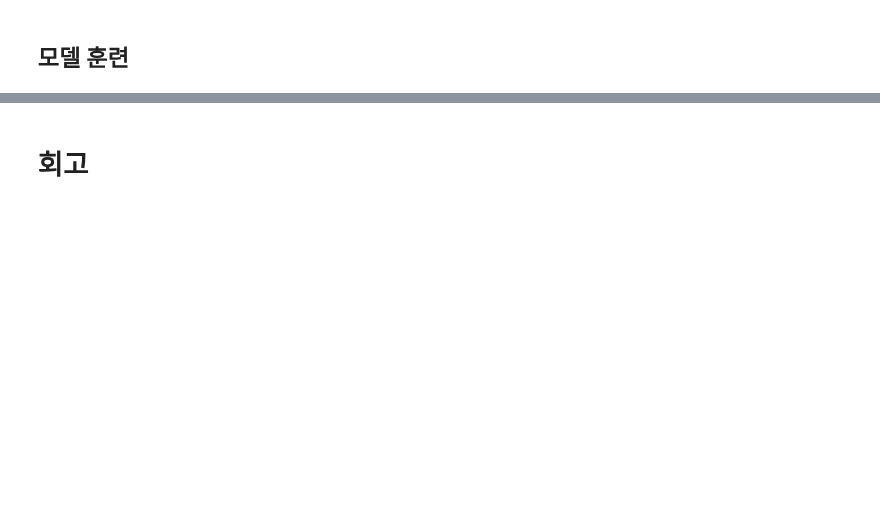
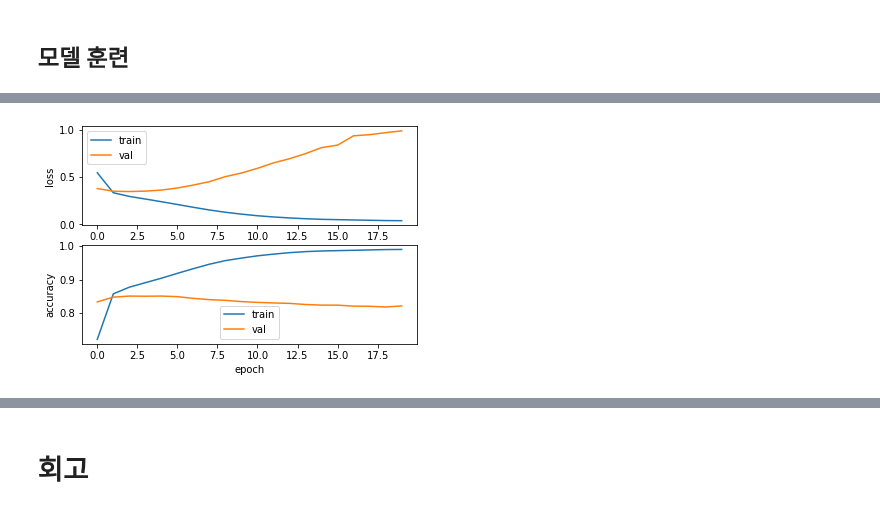
Before and after one commit to cowFarmer/AI_study, a Jupyter notebook: Exploration/E06_movie_review_sentiment_analysis/E06_movie_review_sentiment_analysis.ipynb, the cells around one changed output, grey strips where cells are left out. Saved outputs shown, nothing was run; the diff lists cells and outputs as text; code cells hidden in the pictures; blank space fills up the shorter version.

```diff
--- a/Exploration/E06_movie_review_sentiment_analysis/E06_movie_review_sentiment_analysis.ipynb
+++ b/Exploration/E06_movie_review_sentiment_analysis/E06_movie_review_sentiment_analysis.ipynb
@@ -72,0 +372,13 @@ __3가지 이상 다양하게 구성해보기__
+# %%
+model_CNN.compile(optimizer='adam',
+              loss='binary_crossentropy',
+              metrics=['accuracy'])
+
+epochs=20
+
+history_CNN = model_CNN.fit(train_input,
+                    test_input,
+                    epochs=epochs,
+                    batch_size=512,
+                    validation_data=(train_target, test_target),
+                    verbose=1)
@@ -74,0 +482,4 @@ __3가지 이상 다양하게 구성해보기__
+# %%
+plot_result(history_CNN)
+# %% [output]
+[figure, added]
```
Also changed, not shown: parts of 65 cells of this notebook.
